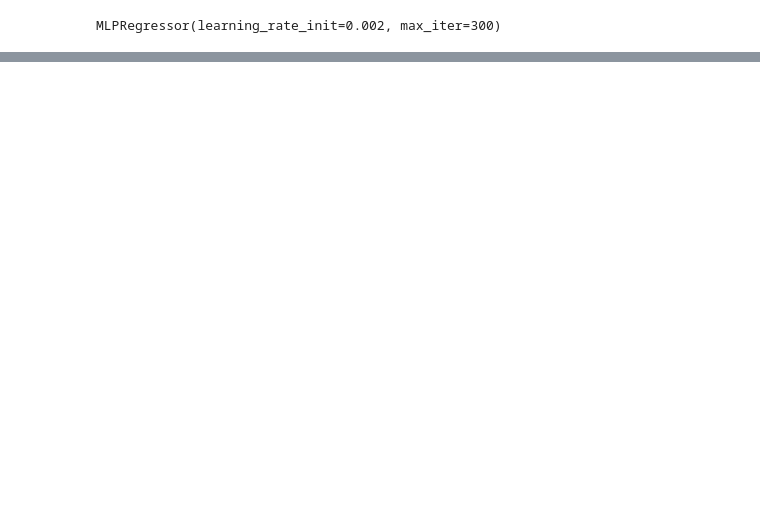
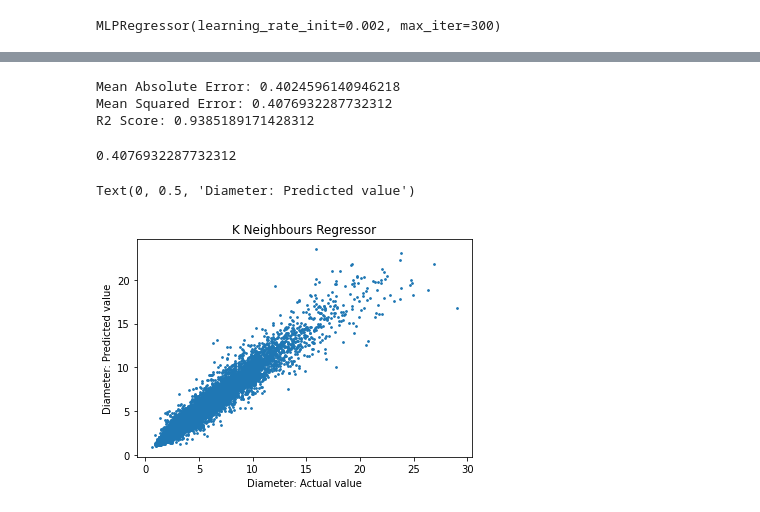
Before and after one commit to rianadutta/asteroid_diameter_calculator, a Jupyter notebook: data_processing_and_modelling.ipynb, the cells around one changed output, grey strips where cells are left out. Cells and saved outputs as stored; diff of their text form; code cells hidden in the pictures; blank space fills up the shorter version.

```diff
--- a/data_processing_and_modelling.ipynb
+++ b/data_processing_and_modelling.ipynb
@@ -164,0 +156,25 @@ R2: 0.9391986377506314
+# %%
+# Accuracy metrics on test data
+mae = metrics.mean_absolute_error(Y_test,Y_pred)
+mse = metrics.mean_squared_error(Y_test,Y_pred)
+rsq = metrics.r2_score(Y_test,Y_pred)
+print("Mean Absolute Error:", mae)
+print("Mean Squared Error:", mse)
+print("R2 Score:", rsq)
+# %% [output]
+Mean Absolute Error: 0.4024596140946218
+Mean Squared Error: 0.4076932287732312
+R2 Score: 0.9385189171428312
+# %%
+# plot actual values against expected values
+x = np.array(Y_test)
+y = np.array(Y_pred)
+print(metrics.mean_squared_error(x, y))
+plt.scatter(x, y, s=3)
+plt.title("K Neighbours Regressor")
+plt.xlabel("Diameter: Actual value")
+plt.ylabel("Diameter: Predicted value")
+# %% [output]
+0.4076932287732312
+Text(0, 0.5, 'Diameter: Predicted value')
+[figure, added]
```
Also changed, not shown: parts of 17 cells of this notebook.
